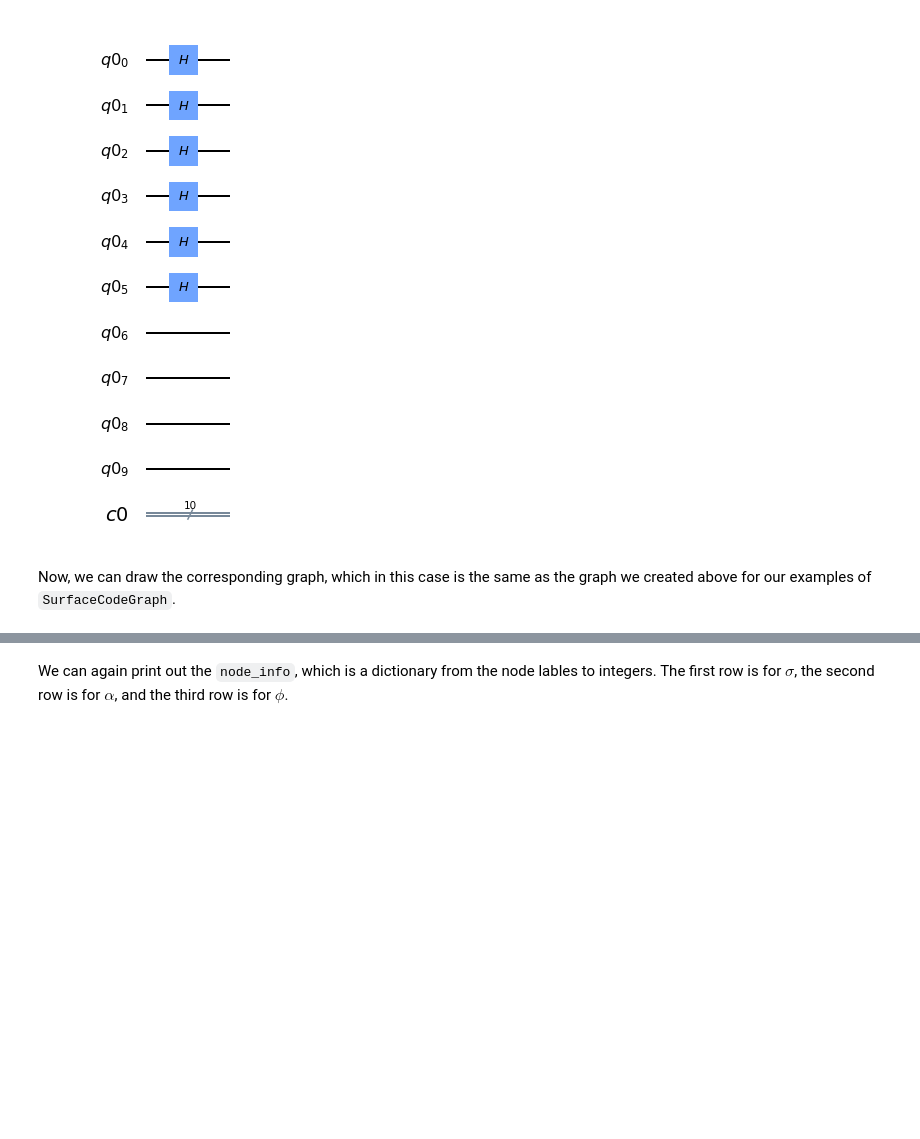
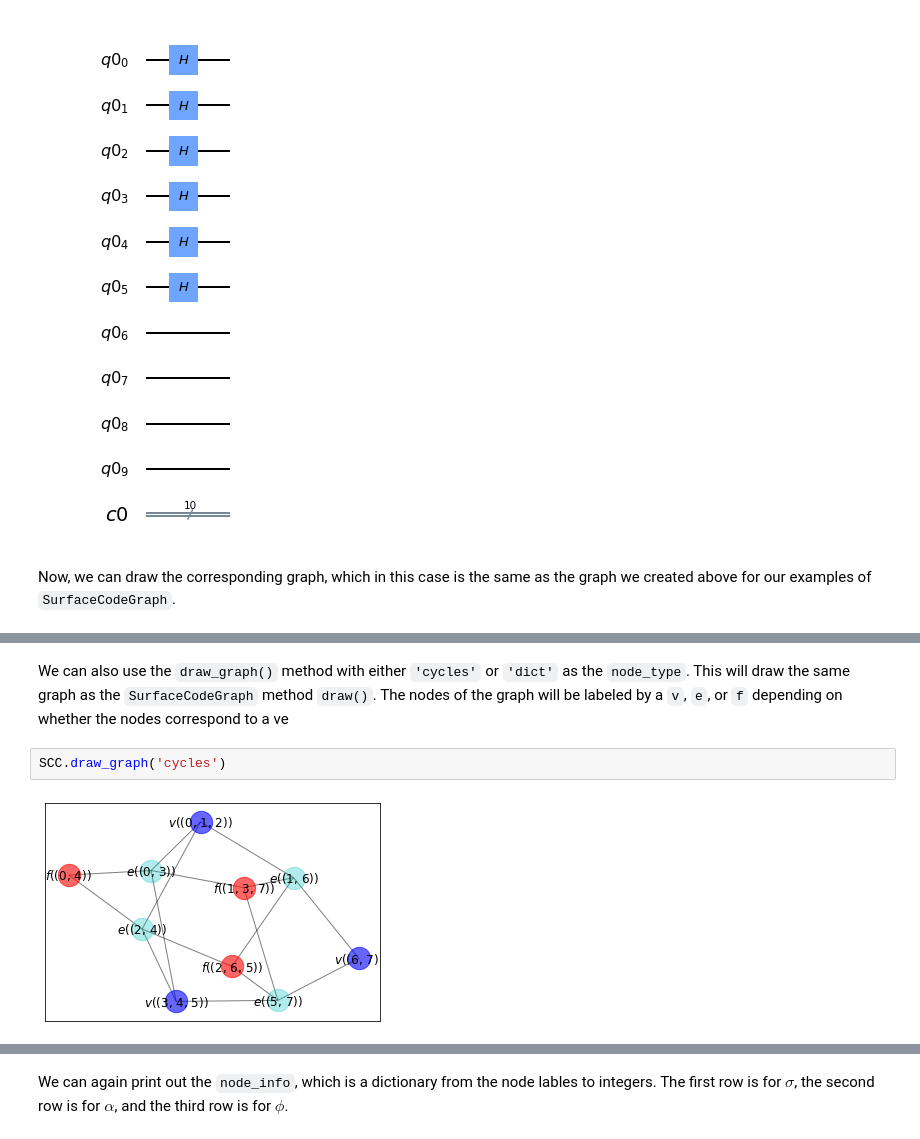
Before and after one commit to The-Singularity-Research/QISKit-Surface-Codes, a Jupyter notebook: Use Case Examples/surface_code_tutorial_2.ipynb, the cells around one changed output, grey strips where cells are left out. Saved outputs shown, nothing was run; the diff lists cells and outputs as text; blank space fills up the shorter version.

```diff
--- a/Use Case Examples/surface_code_tutorial_2.ipynb
+++ b/Use Case Examples/surface_code_tutorial_2.ipynb
@@ -483,0 +592,6 @@ nx.draw(SCC.scgraph.code_graph, with_labels = True)
+# %% [markdown]
+We can also use the `draw_graph()` method with either `'cycles'` or `'dict'` as the `node_type`. This will draw the same graph as the `SurfaceCodeGraph` method `draw()`. The nodes of the graph will be labeled by a `v`, `e`, or `f` depending on whether the nodes correspond to a ve
+# %%
+SCC.draw_graph('cycles')
+# %% [output]
+[figure, added]
```
Also changed, not shown: parts of 15 cells of this notebook.
